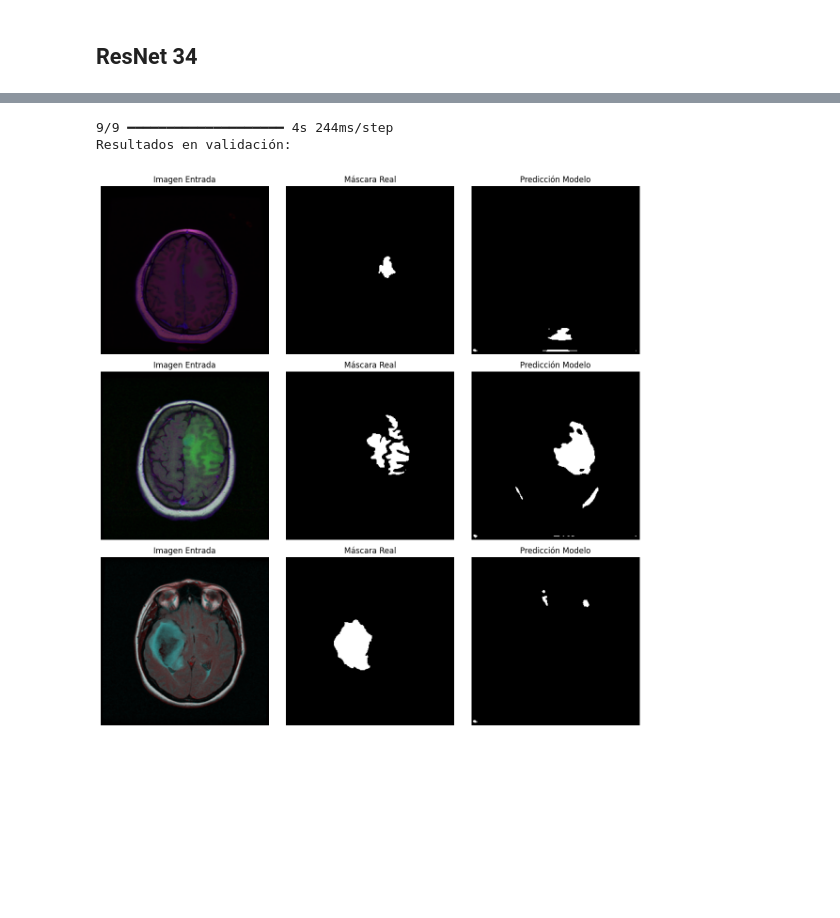
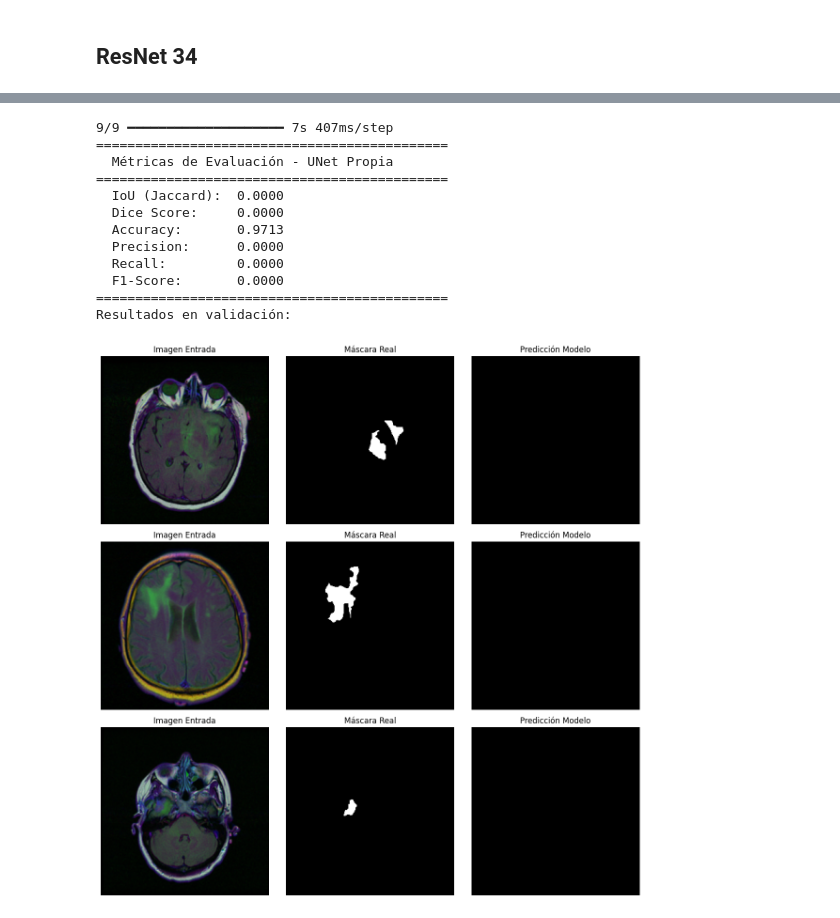
Before and after one commit to jorgealbalat6/TFG-Clasificacion-Segmentacion, a Jupyter notebook: segmentacion.ipynb, the cells around one changed output, grey strips where cells are left out. Saved outputs shown, nothing was run; the diff lists cells and outputs as text; code cells hidden in the pictures; blank space fills up the shorter version.

```diff
--- a/segmentacion.ipynb
+++ b/segmentacion.ipynb
@@ -337,7 +384,7 @@ import numpy as np
 import matplotlib.pyplot as plt
 import segmentation_models as sm
 
-ruta_imagen = '/content/glioma (113).jpg'
+ruta_imagen = '/content/glioma (6).jpg'
 
 img_original = cv2.imread(ruta_imagen)
 
@@ -451,15 +498,20 @@ model.compile(
 # %%
 callbacks = [
-    tf.keras.callbacks.ModelCheckpoint('mejor_modelo_segmentacion.keras', save_best_only=True, mode='max', monitor='val_iou_score'),
-    tf.keras.callbacks.EarlyStopping(monitor='val_loss', patience=9, verbose=1)
+    tf.keras.callbacks.ModelCheckpoint('mejor_modelo_resnet34_unet.keras', save_best_only=True, mode='max', monitor='val_iou_score'),
+    tf.keras.callbacks.EarlyStopping(monitor='val_loss', patience=13, verbose=1)
 ]
 
 history = model.fit(
     X_train,
     Y_train,
     batch_size=16,
-    epochs=60,
+    epochs=100,
     validation_split=0.2,
     callbacks=callbacks
 )
+
+# Guardar modelo completo tras entrenamiento
+model.save('modelo_resnet34_unet_completo.keras')
+model.save_weights('pesos_resnet34_unet.weights.h5')
+print('Modelo ResNet34-UNet guardado correctamente.')
 # %% [output]
@@ -728,7 +821,12 @@ model_propio.compile(optimizer='adam',
 history_propio = model_propio.fit(
     X_train, Y_train,
     batch_size=16,
-    epochs=30,
+    epochs=50,
     validation_data=(X_val, Y_val)
 )
+
+# Guardar modelo propio tras entrenamiento
+model_propio.save('modelo_unet_propia_completo.keras')
+model_propio.save_weights('pesos_unet_propia.weights.h5')
+print('Modelo UNet propia guardado correctamente.')
 # %% [output]
@@ -752,38 +850,78 @@ Epoch 30/30
 # %%
-model.load_weights('mejor_modelo_segmentacion.keras')
+from sklearn.metrics import accuracy_score, precision_score, recall_score, f1_score
 
-preds_val = model.predict(X_val, verbose=1)
+preds_val = model_propio.predict(X_val, verbose=1)
 preds_val_t = (preds_val > 0.5).astype(np.uint8)
 
+# --- Métricas de evaluación ---
+def calcular_iou(y_true, y_pred):
+    intersection = np.sum(y_true * y_pred)
+    union = np.sum(y_true) + np.sum(y_pred) - intersection
+    return intersection / union if union > 0 else 1.0
+
+def calcular_dice(y_true, y_pred):
+    intersection = np.sum(y_true * y_pred)
+    return (2. * intersection) / (np.sum(y_true) + np.sum(y_pred)) if (np.sum(y_true) + np.sum(y_pred)) > 0 else 1.0
+
+y_true_flat = Y_val.flatten()
+y_pred_flat = preds_val_t.flatten()
+
+iou = calcular_iou(y_true_flat, y_pred_flat)
+dice = calcular_dice(y_true_flat, y_pred_flat)
+accuracy = accuracy_score(y_true_flat, y_pred_flat)
+precision = precision_score(y_true_flat, y_pred_flat, zero_division=0)
+recall = recall_score(y_true_flat, y_pred_flat, zero_division=0)
+f1 = f1_score(y_true_flat, y_pred_flat, zero_division=0)
+
+print('=' * 45)
+print('  Métricas de Evaluación - UNet Propia')
+print('=' * 45)
+print(f'  IoU (Jaccard):  {iou:.4f}')
+print(f'  Dice Score:     {dice:.4f}')
+print(f'  Accuracy:       {accuracy:.4f}')
+print(f'  Precision:      {precision:.4f}')
+print(f'  Recall:         {recall:.4f}')
+print(f'  F1-Score:       {f1:.4f}')
+print('=' * 45)
+
+# --- Visualización de resultados ---
 def plot_resultados(X, Y, Preds, n_samples=3):
     indices = np.random.choice(len(X), n_samples, replace=False)
-
     plt.figure(figsize=(12, 4 * n_samples))
-
     for i, idx in enumerate(indices):
         plt.subplot(n_samples, 3, i*3 + 1)
         plt.imshow(X[idx])
         plt.title('Imagen Entrada')
         plt.axis('off')
 
         plt.subplot(n_samples, 3, i*3 + 2)
         plt.imshow(Y[idx].squeeze(), cmap='gray')
         plt.title('Máscara Real')
         plt.axis('off')
 
         plt.subplot(n_samples, 3, i*3 + 3)
         plt.imshow(Preds[idx].squeeze(), cmap='gray')
         plt.title('Predicción Modelo')
         plt.axis('off')
-
     plt.tight_layout()
     plt.show()
 
+print("Resultados en validación:")
 plot_resultados(X_val, Y_val, preds_val_t)
 # %% [output]
-9/9 ━━━━━━━━━━━━━━━━━━━━ 4s 244ms/step
+9/9 ━━━━━━━━━━━━━━━━━━━━ 7s 407ms/step
+=============================================
+  Métricas de Evaluación - UNet Propia
+=============================================
+  IoU (Jaccard):  0.0000
+  Dice Score:     0.0000
+  Accuracy:       0.9713
+  Precision:      0.0000
+  Recall:         0.0000
+  F1-Score:       0.0000
+=============================================
 Resultados en validación:
-[figure, old version]
+[figure, new version]
 # %%
 import matplotlib.pyplot as plt
 
```
Also changed, not shown: parts of 20 cells of this notebook.
